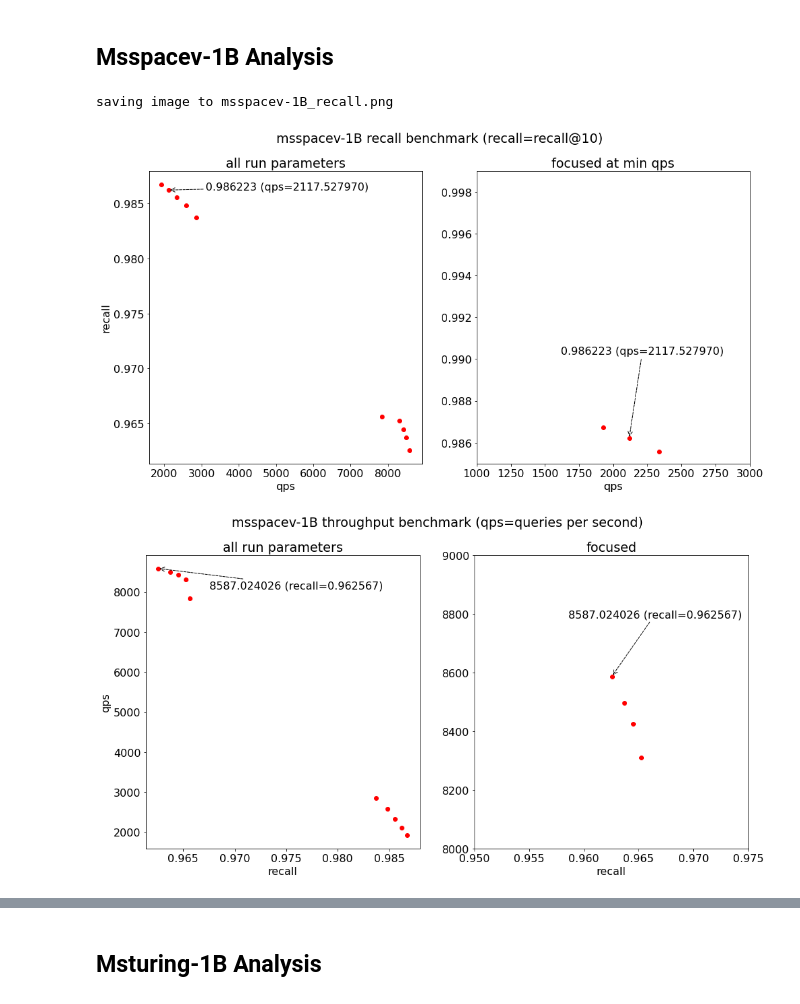
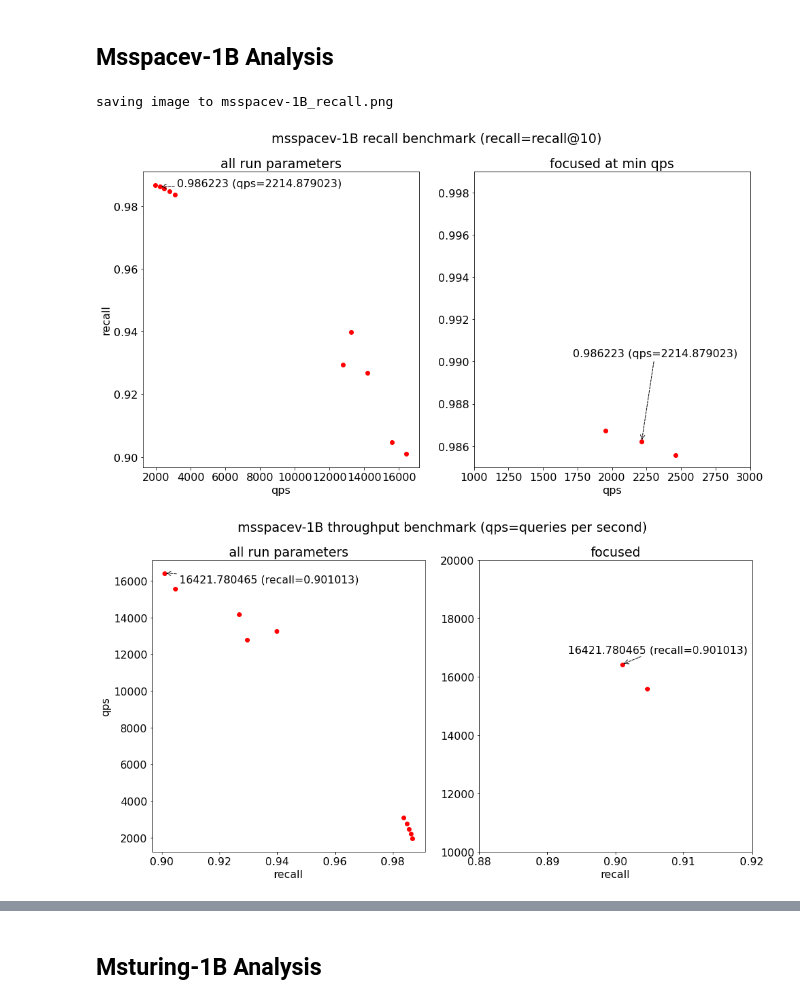
Before and after one commit to harsha-simhadri/big-ann-benchmarks, a Jupyter notebook: t3/eval_2021/gemini/EvalPublic.ipynb, the cells around one changed output, grey strips where cells are left out. Drawn from its saved outputs; the diff is of its cells as text; code cells hidden in the pictures.

```diff
--- a/t3/eval_2021/gemini/EvalPublic.ipynb
+++ b/t3/eval_2021/gemini/EvalPublic.ipynb
@@ -9,7 +9,6 @@ importlib.reload(t3eval)
 evaluator = t3eval.Evaluator("Gemini", # name of team/algo
                              comp_path="../../competition2021.json", # competition constants
                              baseline_path="../../baseline2021.json", # baseline constants
-                             system_cost=55726.26, # participants must submit and document their system cost
                              verbose=False, # recommended True for debugging
                              show_baseline_table=True
                             )
@@ -118,16 +117,16 @@ evaluator.plot_recall("msspacev-1B",
 )
 # %% [output]
 saving image to msspacev-1B_recall.png
-[figure, old version]
+[figure, new version]
 # %%
 %matplotlib inline
 evaluator.plot_throughput("msspacev-1B",
-        zoom=[[0.95, 0.975],[8000,9000],], # provide zoom subplot extents
-        tweak=[[0.005,-500],[-0.004,200]], # adjust text annotation
+        zoom=[[0.88, 0.92],[10000,20000],], # provide zoom subplot extents
+        tweak=[[0.005,-500],[-0.008,400]], # adjust text annotation
         savepath="msspacev-1B_throughput.png"
 )
 # %% [output]
-[figure, old version]
+[figure, new version]
 # %%
 %matplotlib inline
 evaluator.plot_power("msspacev-1B",
```
Also changed, not shown: parts of 16 cells of this notebook, 18 other files.
